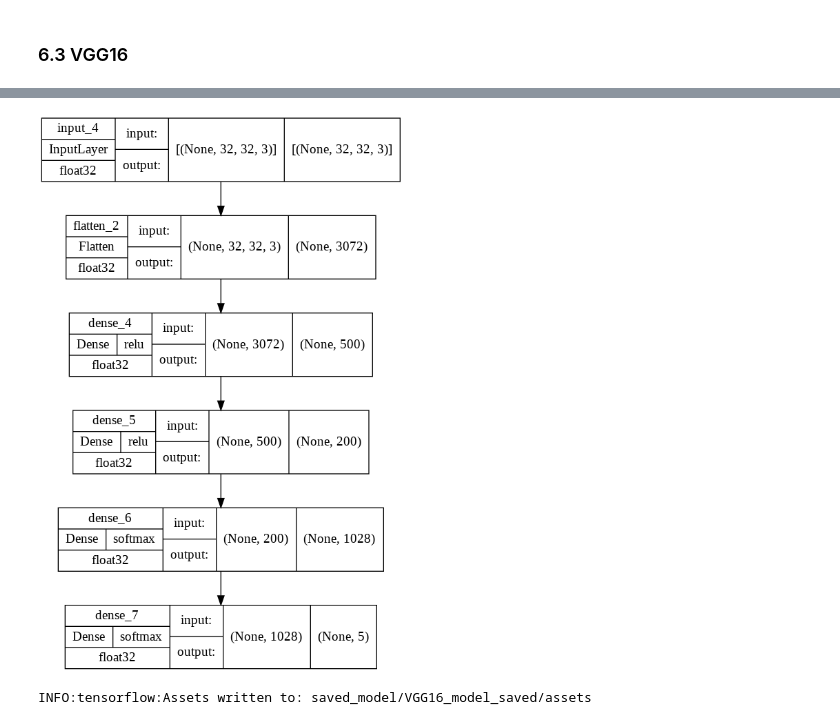
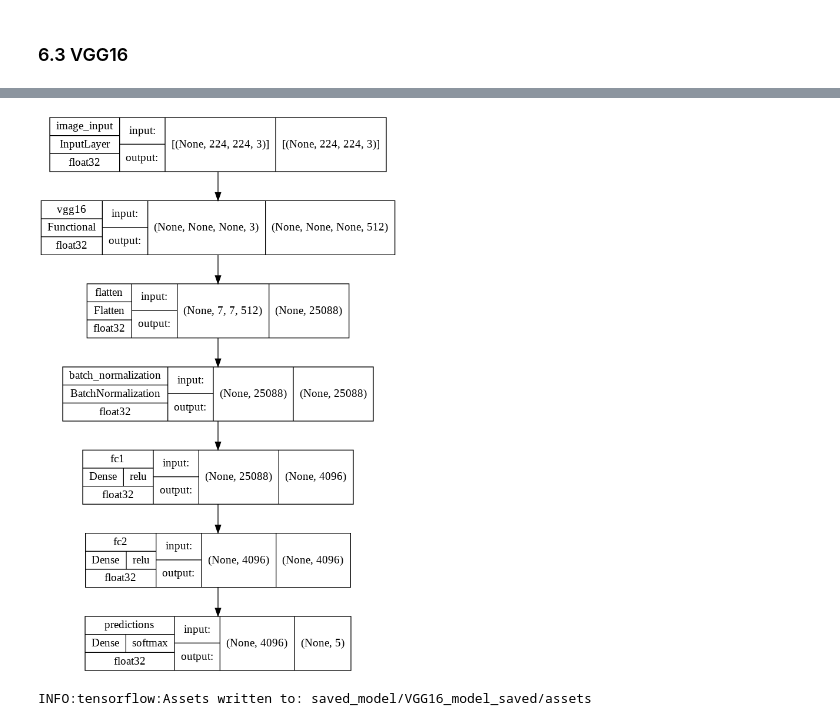
Before and after one commit to slp22/deep-learning-project, a Jupyter notebook: dl_diabetic_retinopathy_model.ipynb, the cells around one changed output, grey strips where cells are left out. Saved outputs shown, nothing was run; the diff lists cells and outputs as text; code cells hidden in the pictures.

```diff
--- a/dl_diabetic_retinopathy_model.ipynb
+++ b/dl_diabetic_retinopathy_model.ipynb
@@ -971,10 +958,10 @@ _________________________________________________________________
 # %%
-optimizer = tf.keras.optimizers.Adam(
-    learning_rate=0.002,
-    name="Adam")
+# optimizer = tf.keras.optimizers.Adam(
+#     learning_rate=0.002,
+#     name="Adam")
 
-VGG16_model.compile(
-    optimizer = optimizer,
+my_model.compile(
+    optimizer = 'adam',
     loss='categorical_crossentropy',
     metrics=['accuracy']
     )
@@ -991,17 +978,18 @@ callbacks = [
         verbose=1)
     ]
 # %%
-epochs = 5
-train_step = 32
-test_step = 32
+epochs = 10
+# train_step = 32
+# test_step = 32
 
-history = VGG16_model.fit_generator(
+history = my_model.fit_generator(
     generator = train_data,
-    steps_per_epoch = train_step,
+    # steps_per_epoch = train_step,
     epochs = epochs,
     validation_data = test_data,
-    validation_steps = test_step,
+    # validation_steps = test_step,
     callbacks = [callbacks],
-    verbose = 2
+    verbose = 2,
+    # class_weight={0:10, 1:10, 2:1, 3:10, 4:10}
     )
 # %% [output]
@@ -1029,18 +1023,18 @@ plt.savefig('VGG16_Accuracy_vs_Training_Epoch.png');
 # %%
 # show VGG16_model
 tf.keras.utils.plot_model(
-    VGG16_model,
+    my_model,
     to_file="VGG16_model.png",
     show_shapes=True,
     show_dtype=True,
     show_layer_names=True,
     rankdir="TB",
     expand_nested=False,
     dpi=96,
     layer_range=None,
     show_layer_activations=True,
 )
 # %% [output]
-[figure, old version]
+[figure, new version]
 # %%
 # save VGG16_model
```
Also changed, not shown: parts of 46 cells of this notebook.
